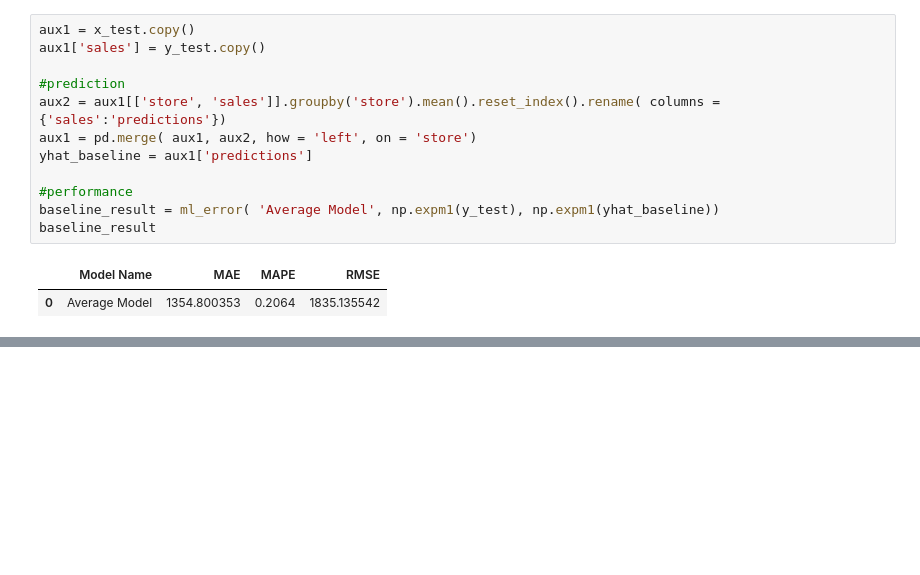
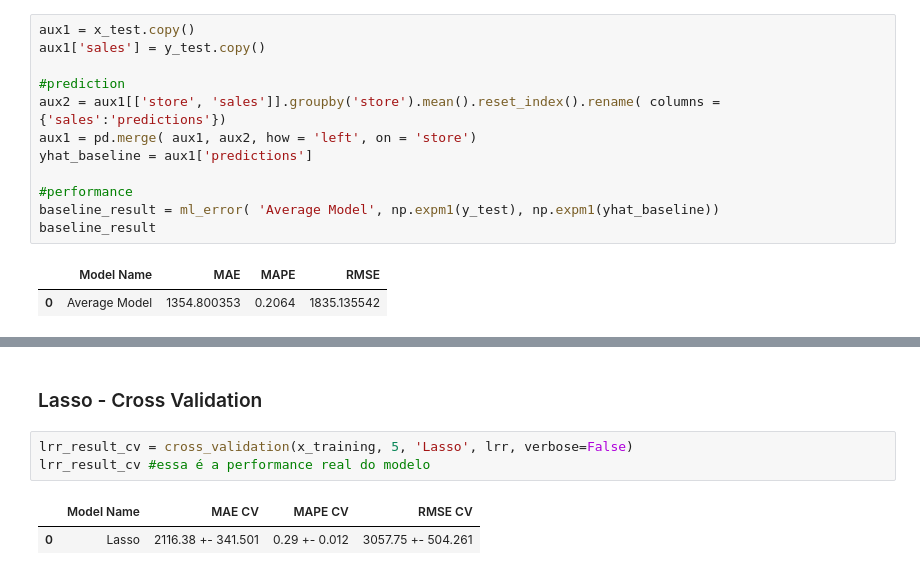
Before and after one commit to crisguimaraes/DS_Producao_Rossmann, a Jupyter notebook: M07_v01_v02_store_sales_prediction.ipynb, the cells around one changed output, grey strips where cells are left out. Drawn from its saved outputs; the diff is of its cells as text; blank space fills up the shorter version.

```diff
--- a/M07_v01_v02_store_sales_prediction.ipynb
+++ b/M07_v01_v02_store_sales_prediction.ipynb
@@ -1132,0 +1191,8 @@ lrr_result
+# %% [markdown]
+### Lasso - Cross Validation
+# %%
+lrr_result_cv = cross_validation(x_training, 5, 'Lasso', lrr, verbose=False)
+lrr_result_cv #essa é a performance real do modelo
+# %% [output]
+|  | Model Name | MAE CV | MAPE CV | RMSE CV |
+| 0 | Lasso | 2116.38 +- 341.501 | 0.29 +- 0.012 | 3057.75 +- 504.261 |
```
Also changed, not shown: parts of 33 cells of this notebook.
